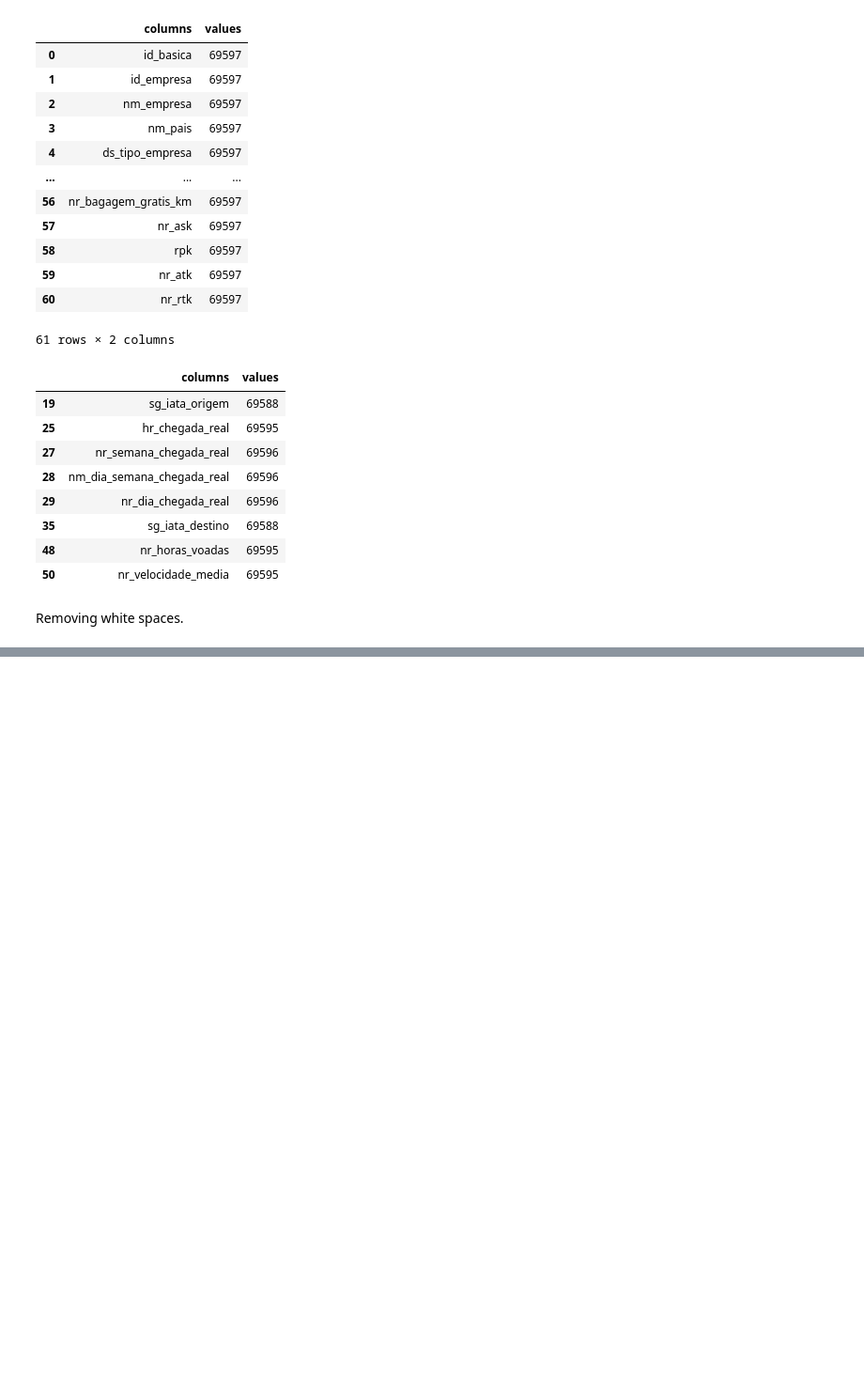
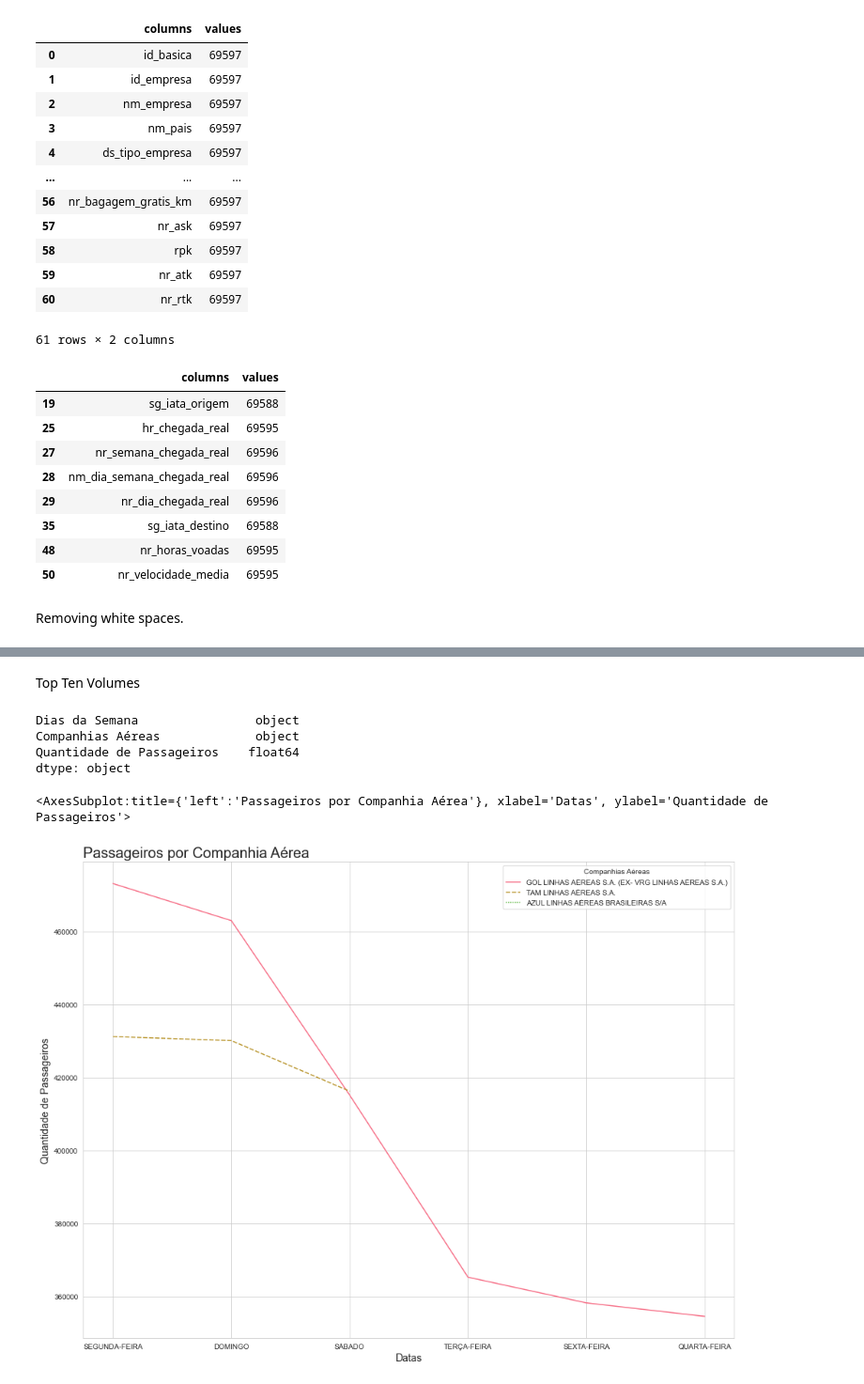
Before and after one commit to alexaugusto23/Gol_Cases, a Jupyter notebook: case02.ipynb, the cells around one changed output, grey strips where cells are left out. Shown at 94% size. Drawn from its saved outputs; the diff is of its cells as text; code cells hidden in the pictures; blank space fills up the shorter version.

```diff
--- a/case02.ipynb
+++ b/case02.ipynb
@@ -19,12 +19,12 @@ pd.set_option('display.max_columns', None)
 # %% [markdown]
 ### Functions
 # %%
-def plotar(titulo: str, labelx: str, labely: str, x: str, y: str, dataset: dict, fontt: int, fontlx: int, fontly: int) -> dict:
+def plotar(titulo: str, labelx: str, labely: str, x: str, y: str, dataset: dict, fontt: int, fontlx: int, fontly: int, hue: str, style: str) -> dict:
     """Função para plotagem de gráfico"""
-    sns.set_palette('Accent')
-    sns.set_style('darkgrid')
-    ax = sns.lineplot(x = x, y = y, data = dataset)
-    ax.figure.set_size_inches(12, 6)
+    sns.set_palette('husl')
+    sns.set_style('whitegrid')
+    ax = sns.lineplot(x = x, y = y, data = dataset, hue=hue, style=style)
+    ax.figure.set_size_inches(16, 12)
     ax.set_title(titulo, loc='left', fontsize=fontt)
     ax.set_xlabel(labelx, fontsize=fontlx)
     ax.set_ylabel(labely, fontsize=fontly)
@@ -222,0 +231,3 @@ _df.loc[19].to_list()
+# %%
+_df['nr_horas_voadas'] = _df['nr_horas_voadas'].str.replace(',','.').astype(float)
+_df['nr_velocidade_media'] = _df['nr_velocidade_media'].str.replace(',','.').astype(float)
@@ -222,0 +361,3 @@ _df.loc[19].to_list()
+# %%
+passenger_by_comp = _df.groupby(['nm_dia_semana_referencia', 'nm_empresa'])['pax'].sum()
+passenger_by_comp
@@ -222,0 +378,6 @@ _df.loc[19].to_list()
+# %%
+passenger_by_comp = passenger_by_comp.reset_index().rename(columns={'nm_dia_semana_referencia':'Dias da Semana', 'nm_empresa':'Companhias Aéreas', 'pax':'Quantidade de Passageiros'})
+passenger_by_comp = passenger_by_comp.sort_values('Quantidade de Passageiros', ascending=False).reset_index(drop=True).nlargest(10, 'Quantidade de Passageiros')
+# passenger_by_comp['Datas'] = pd.to_datetime(passenger_by_comp['Datas'] )
+passenger_by_comp['Quantidade de Passageiros'] = passenger_by_comp['Quantidade de Passageiros'].astype(float)
+passenger_by_comp
@@ -222,0 +396,15 @@ _df.loc[19].to_list()
+# %% [markdown]
+Top Ten Volumes
+# %%
+passenger_by_comp.dtypes
+# %% [output]
+Dias da Semana                object
+Companhias Aéreas             object
+Quantidade de Passageiros    float64
+dtype: object
+# %%
+titulo = 'Passageiros por Companhia Aérea'
+plotar(titulo=titulo, labelx='Datas', labely='Quantidade de Passageiros', x='Dias da Semana', y='Quantidade de Passageiros', dataset=passenger_by_comp, fontt=20, fontlx=14, fontly=14, hue='Companhias Aéreas', style='Companhias Aéreas')
+# %% [output]
+<AxesSubplot:title={'left':'Passageiros por Companhia Aérea'}, xlabel='Datas', ylabel='Quantidade de Passageiros'>
+[figure, added]
```
Also changed, not shown: parts of 16 cells of this notebook, 1 other file.
